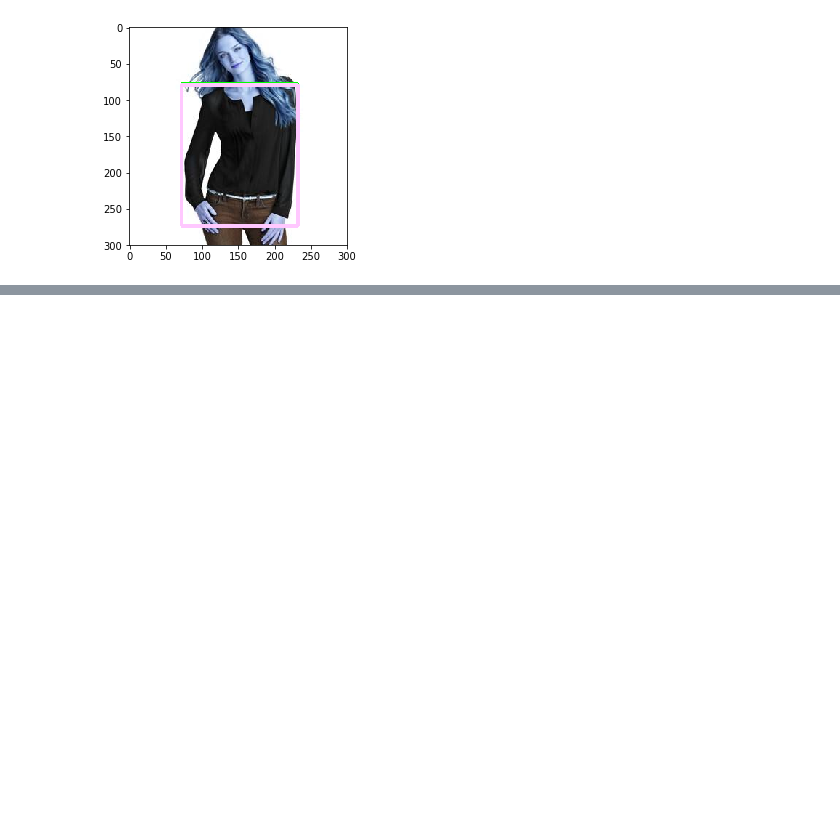
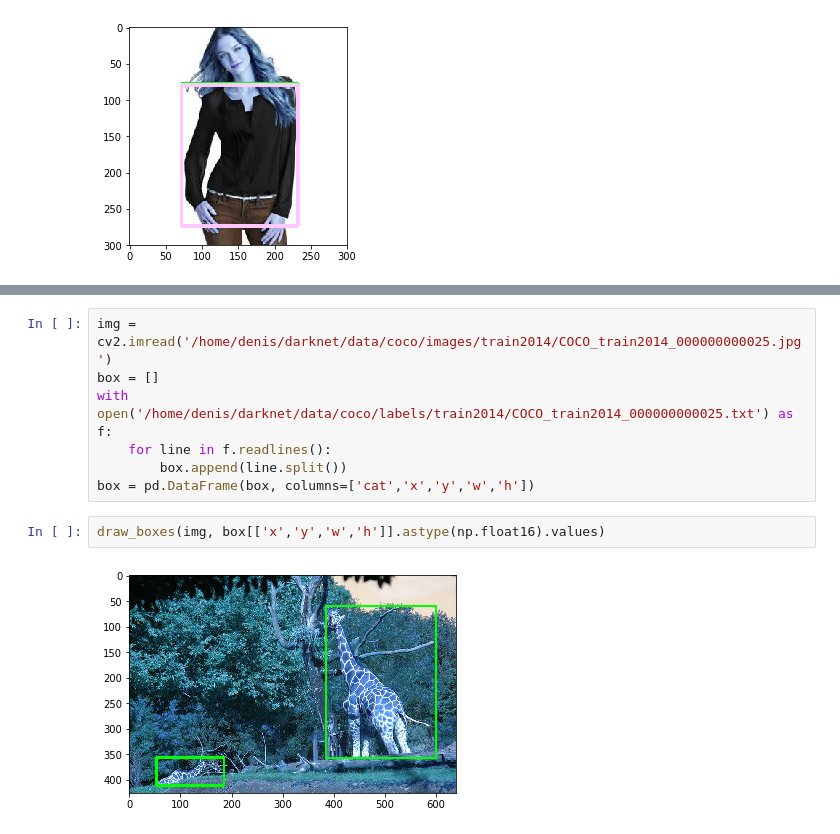
Before and after one commit to zuenko/FashionML, a Jupyter notebook: plot.ipynb, the cells around one changed output, grey strips where cells are left out. Cells and saved outputs as stored; diff of their text form; blank space fills up the shorter version.

Commit message:
training...

```diff
--- a/plot.ipynb
+++ b/plot.ipynb
@@ -51,0 +48,11 @@ plt.imshow(cv2.rectangle(img, (box[0], box[1]), (box[2], box[3]), (255,200,255),
+# %%
+img = cv2.imread('/home/denis/darknet/data/coco/images/train2014/COCO_train2014_000000000025.jpg')
+box = []
+with open('/home/denis/darknet/data/coco/labels/train2014/COCO_train2014_000000000025.txt') as f:
+    for line in f.readlines():
+        box.append(line.split())
+box = pd.DataFrame(box, columns=['cat','x','y','w','h'])
+# %%
+draw_boxes(img, box[['x','y','w','h']].astype(np.float16).values)
+# %% [output]
+[figure, added]
```
Also changed, not shown: parts of 11 cells of this notebook, 3 other files.
